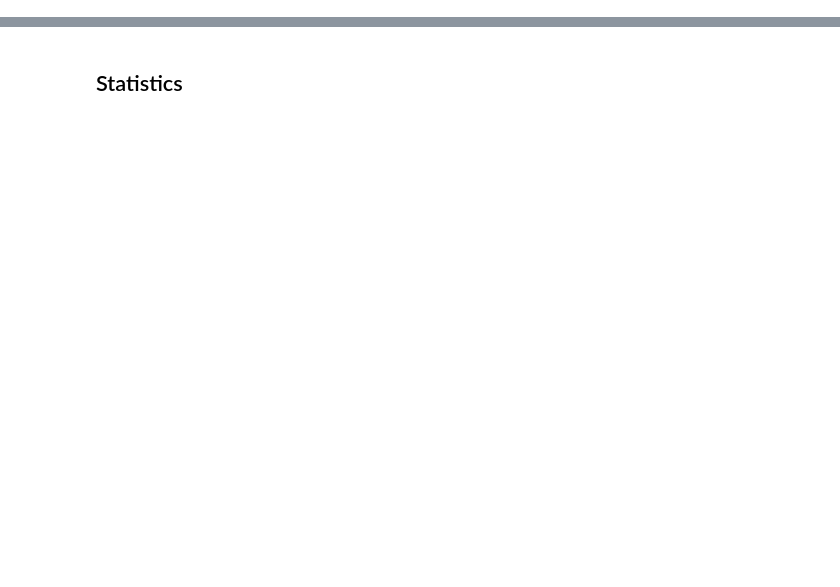
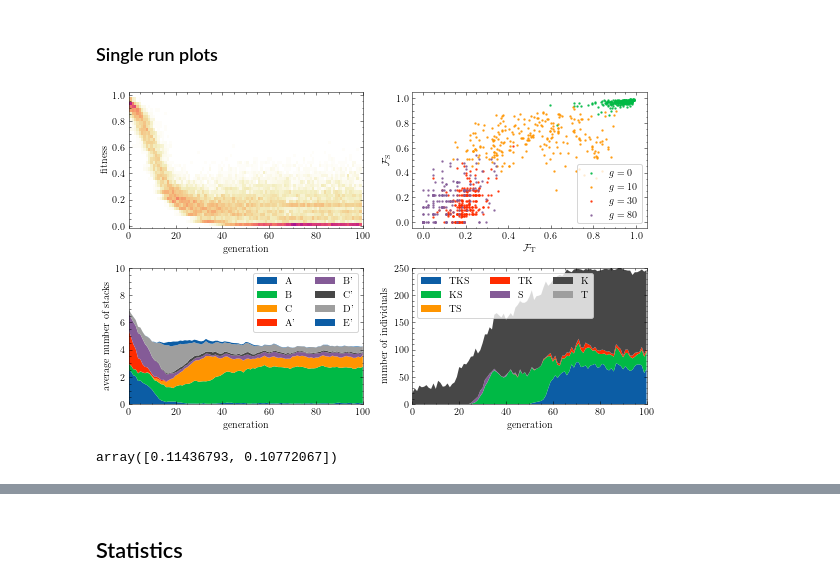
Before and after one commit to gloges/brane-ga, a Jupyter notebook: braneGA.ipynb, the cells around one changed output, grey strips where cells are left out. Cells and saved outputs as stored; diff of their text form; code cells hidden in the pictures; blank space fills up the shorter version.

```diff
--- a/braneGA.ipynb
+++ b/braneGA.ipynb
@@ -51,6 +55,0 @@ ga.setGAparams(gMax, nPop, nElite, xoverProbs, mutRates, weights, tadScale, susy
-# %%
-nRuns = 1
-displayRun = True
-saveTKS = False
-
-ga.run(nRuns, displayRun, saveTKS)
@@ -73,0 +56,3 @@ Fitness: 0.0179
+# %%
+data = ga.run(nRuns=1, returnData=True, optimization=False, saveTKS=False, paramString='')
+allFits, allFitTerms, fitnessQuantiles, braneTypes, TKScounts, TKSunique = data
@@ -73,0 +78,61 @@ Fitness: 0.0179
+# %% [markdown]
+### Single run plots
+# %%
+gList = np.empty([0])
+fitList = np.empty([0])
+
+for g in range(len(allFits)):
+    gList = np.append(gList, g*np.ones(len(allFits[g])))
+    fitList = np.append(fitList, allFits[g])
+
+allFitsT = allFitTerms[:,:,0]
+allFitsS = allFitTerms[:,:,2]
+# %%
+# gs = [1, 10, 25, 35, 50, 95]
+gs = [0, 10, 30, 80]
+
+fig, axes = plt.subplots(2, 2, figsize=(8,5))
+axes[0,0].hist2d(gList, fitList, bins=(np.arange(-0.5, gMax+0.5, 1), np.arange(0, 1, 0.025)), cmap=cc.cm['CET_L17'])
+axes[0,0].set_xlabel(r'generation')
+axes[0,0].set_ylabel('fitness')
+axes[0,0].set_xlim(0, gMax)
+axes[0,0].set_ylim(-0.02, 1.02)
+
+
+for g, i in zip(gs, range(len(gs))):
+    axes[0,1].scatter(allFitsT[g], allFitsS[g], c='C'+str(i+1), s=2, alpha=0.75, label=r'$g={}$'.format(g))
+axes[0,1].set_xlabel(r'$\mathcal{F}_\mathrm{T}$')
+axes[0,1].set_ylabel(r'$\mathcal{F}_\mathrm{S}$')
+axes[0,1].legend(loc='lower right', frameon=True)
+axes[0,1].set_xlim(-0.05, 1.05)
+axes[0,1].set_ylim(-0.05, 1.05)
+
+inds = [0, 1, 2, 3, 4, 5, 6, 7]
+labels = np.array(['A', 'B', 'C', "A'", "B'", "C'", "D'", "E'"])
+axes[1,0].stackplot(np.arange(len(braneTypes)), braneTypes[:,inds].T, labels=labels[inds])
+axes[1,0].legend(ncol=2, loc='upper right', frameon=True)
+axes[1,0].set_xlabel('generation')
+axes[1,0].set_ylabel('average number of stacks')
+axes[1,0].set_xlim(0, gMax)
+axes[1,0].set_ylim(0, 10)
+
+inds = [7,6,5,4,3,2,1]
+labels = np.array([' ', 'T', 'K', 'S', 'TK', 'TS', 'KS', 'TKS'])
+axes[1,1].stackplot(np.arange(len(TKScounts)), TKScounts[:,inds].T, labels=labels[inds])
+axes[1,1].legend(ncol=3, loc='upper left', frameon=True)
+axes[1,1].set_xlabel('generation')
+axes[1,1].set_ylabel('number of individuals')
+axes[1,1].set_xlim(0, gMax)
+axes[1,1].set_ylim(0, nPop)
+
+# for g, i in zip(gs, range(len(gs))):
+#     axes[0,0].axvline(g, 0, 1, ls='--', c='C'+str(i))
+#     axes[1,0].axvline(g, 0, 1, ls='--', c='C'+str(i))
+#     axes[1,1].axvline(g, 0, 1, ls='--', c='C'+str(i))
+
+
+plt.tight_layout()
+# plt.savefig('singlerun.png', dpi=300)
+plt.show()
+# %% [output]
+[figure, added]
@@ -73,0 +152,6 @@ Fitness: 0.0179
+# %%
+pca = PCA(n_components=2)
+pcs = pca.fit_transform(kmodels)
+pca.explained_variance_ratio_
+# %% [output]
+array([0.11436793, 0.10772067])
```
Also changed, not shown: parts of 110 cells of this notebook, 4 other files.
